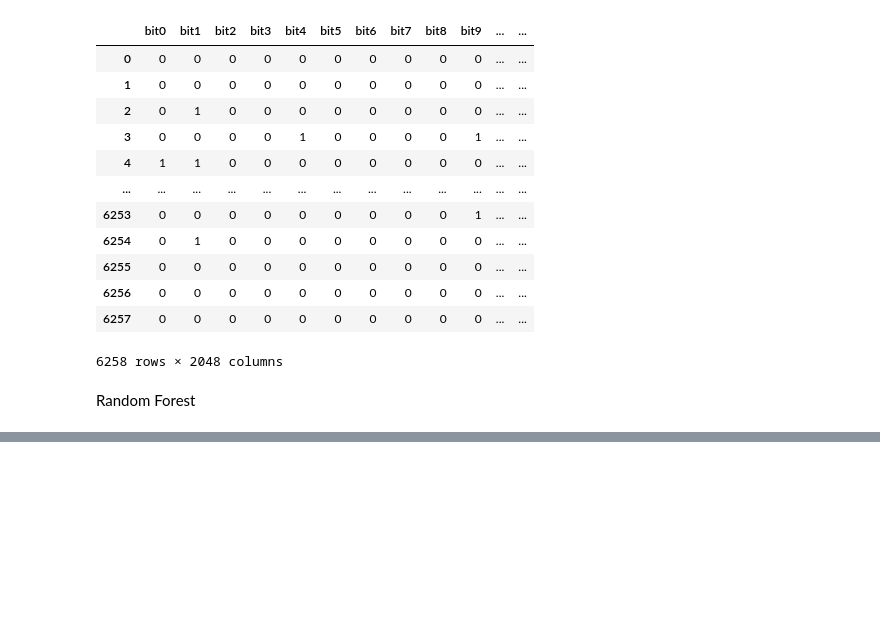
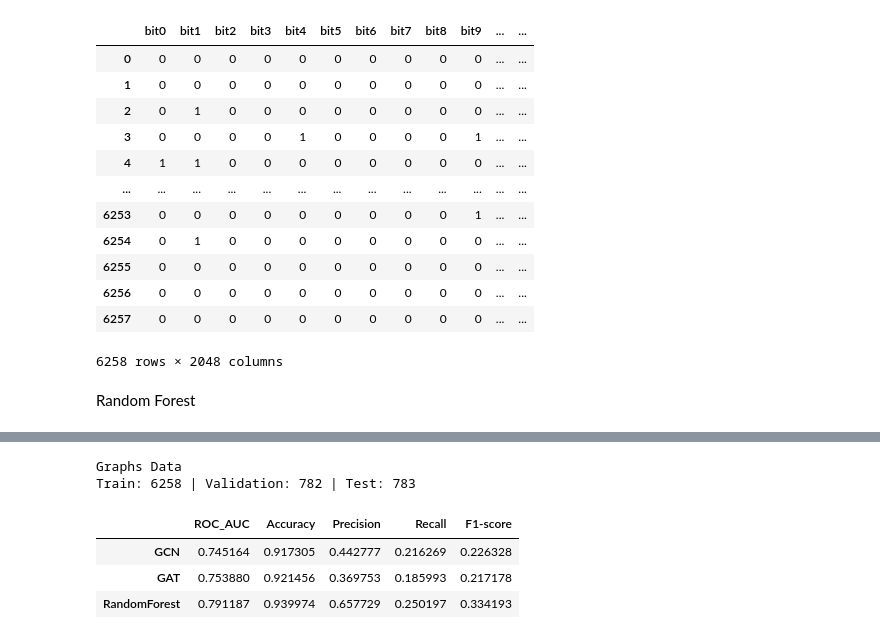
Before and after one commit to goIsaiah/ToxicityPredictor, a Jupyter notebook: ToxicityPredictor_Base_ML.ipynb, the cells around one changed output, grey strips where cells are left out. Cells and saved outputs as stored; diff of their text form; code cells hidden in the pictures; blank space fills up the shorter version.

```diff
--- a/ToxicityPredictor_Base_ML.ipynb
+++ b/ToxicityPredictor_Base_ML.ipynb
@@ -217,0 +312,10 @@ weighted avg       0.72      0.72      0.71       783
+# %%
+train_dataset = make_dataset(data_train['smiles'], data_train['labels'])
+validation_dataset = make_dataset(data_validation['smiles'], data_validation['labels'])
+test_dataset = make_dataset(data_test['smiles'], data_test['labels'])
+
+print(f"Graphs Data")
+print(f"Train: {len(train_dataset)} | Validation: {len(validation_dataset)} | Test: {len(test_dataset)}")
+# %% [output]
+Graphs Data
+Train: 6258 | Validation: 782 | Test: 783
@@ -217,0 +373,48 @@ weighted avg       0.72      0.72      0.71       783
+# %%
+train_loader = DataLoader(train_dataset, batch_size = CONFIG['batch_size'], shuffle = True)
+val_loader = DataLoader(validation_dataset, batch_size = CONFIG['batch_size'])
+test_loader = DataLoader(test_dataset, batch_size = CONFIG['batch_size'])
+# %%
+sample_graph = train_dataset[0]
+in_channels = sample_graph.x.shape[1]
+out_channels = sample_graph.y.shape[1]
+task_names = data_train['labels_cols']
+
+gcn_model = GNNModel(
+    in_channels=in_channels,
+    hidden_channels=CONFIG['hidden_channels'],
+    out_channels=out_channels,
+    model_type='GCN',
+    num_layers=CONFIG['num_layers'],
+    dropout=CONFIG['dropout']
+).to(CONFIG['device'])
+gcn_model.load_state_dict(torch.load("best_GCN.pt"))
+
+gat_model = GNNModel(
+    in_channels=in_channels,
+    hidden_channels=CONFIG['hidden_channels'],
+    out_channels=out_channels,
+    model_type='GAT',
+    num_layers=CONFIG['num_layers'],
+    dropout=CONFIG['dropout']
+).to(CONFIG['device'])
+gat_model.load_state_dict(torch.load("best_GAT.pt"))
+
+gcn_auc = compute_task_auc(gcn_model, test_loader, CONFIG['device'])
+gat_auc = compute_task_auc(gat_model, test_loader, CONFIG['device'])
+
+# gcn_auc
+pd.DataFrame()
+roc_df = pd.DataFrame({
+    # 'Task': task_names,
+    'GCN': gcn_auc,
+    'GAT': gat_auc,
+    "RandomForest": rf_metrics.mean()
+})
+# %%
+roc_df.T
+# %% [output]
+|  | ROC_AUC | Accuracy | Precision | Recall | F1-score |
+| GCN | 0.745164 | 0.917305 | 0.442777 | 0.216269 | 0.226328 |
+| GAT | 0.753880 | 0.921456 | 0.369753 | 0.185993 | 0.217178 |
+| RandomForest | 0.791187 | 0.939974 | 0.657729 | 0.250197 | 0.334193 |
```
Also changed, not shown: parts of 16 cells of this notebook.
